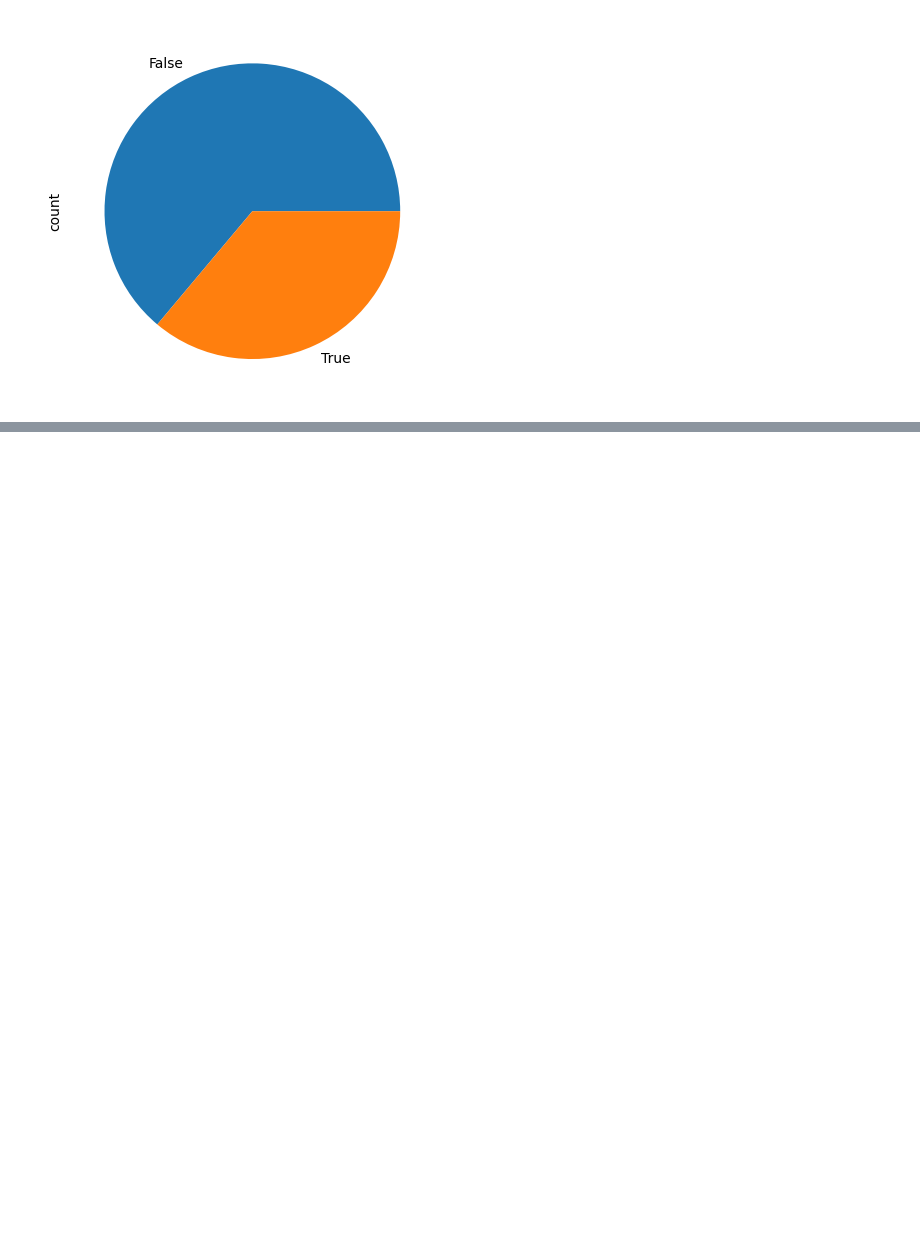
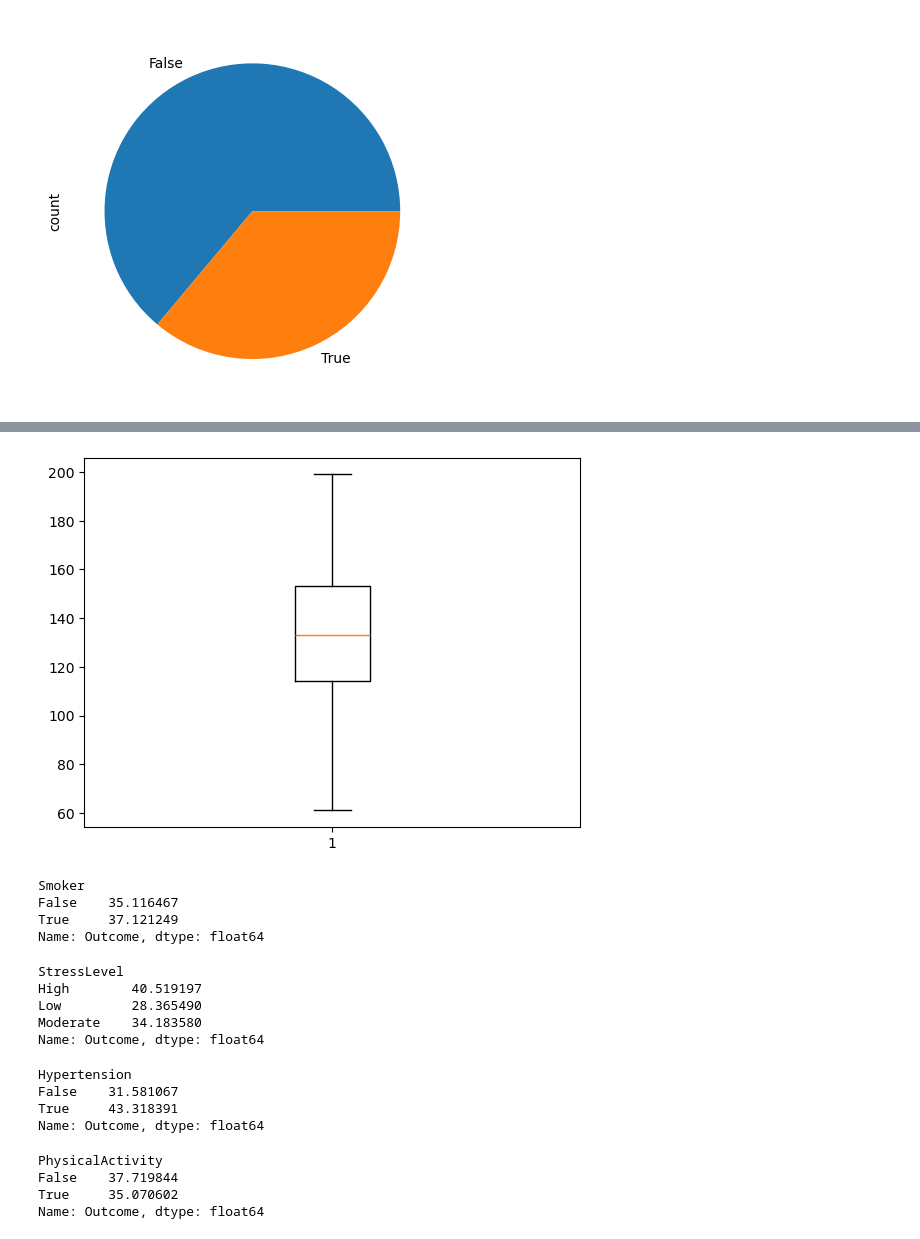
Before and after one commit to miriamsonaglia/Heart-Attack-Prediction-Model, a Jupyter notebook: DataIntensive.ipynb, the cells around one changed output, grey strips where cells are left out. Drawn from its saved outputs; the diff is of its cells as text; code cells hidden in the pictures; blank space fills up the shorter version.

Commit message:
data analysis

```diff
--- a/DataIntensive.ipynb
+++ b/DataIntensive.ipynb
@@ -243,7 +246,7 @@ china["Obesity"] = china["Obesity"].map({"Yes": True, "No": False}).astype('bool
 china['Cholesterol'] = china['Cholesterol'].astype('category')
 china['PhysicalActivity'] = china['PhysicalActivity'].map({"High": True, "Medium": True, "Low": False})
 china['HealthyDiet'] = china['HealthyDiet'].map({"Healthy": True, "Moderate": True, "Poor": False})
-china['StressLevel'] = china['StressLevel'].astype('category')
+china['StressLevel'] = china['StressLevel'].map({'Low':'Low', 'Medium':'Moderate', 'High':'High'}).astype('category')
 china['AlcoholConsumption'] = china['AlcoholConsumption'].map({'Yes':True, 'No':False}).astype('bool')
 china['FamilyHistory'] = china['FamilyHistory'].map({'Yes':True, 'No':False}).astype('bool')
 china['IncomeLevel'] = china['IncomeLevel'].astype('category')
@@ -252,3 +255,4 @@ china['Outcome'] = china['Outcome'].map({'Yes':True, 'No':False}).astype('bool')
 china['State'] = china['State'].astype('category')
 
 end_memory = china.memory_usage(deep=True).sum()
+china.dtypes
@@ -283,7 +307,7 @@ unitedStates['AlcoholConsumption'] = unitedStates['AlcoholConsumption'] > 2
 unitedStates['HealthyDiet'] = unitedStates['HealthyDiet'].map({"Healthy": True, "Moderate": True, "Unhealthy": False})
 
 bins = [0, 2, 4, 10]
-labels = ['Low', 'Medium', 'High']
+labels = ['Low', 'Moderate', 'High']
 unitedStates['StressLevel'] = pd.cut(
     unitedStates['StressLevel'],
     bins=bins,
@@ -305,3 +329,4 @@ unitedStates['PreviousHeartAttack'] = unitedStates['PreviousHeartAttack'].map({1
 unitedStates['Outcome'] = unitedStates['Outcome'].map({'Heart Attack':True, 'No Heart Attack':False}).astype('bool')
 
 end_memory = unitedStates.memory_usage(deep=True).sum()
+unitedStates.dtypes
@@ -336,7 +381,7 @@ india['Cholesterol'] = pd.cut(
 india['FamilyHistory'] = india['FamilyHistory'].map({1:True, 0:False}).astype('bool')
 
 bins = [0, 3, 7, 11]
-labels = ['Low', 'Medium', 'High']
+labels = ['Low', 'Moderate', 'High']
 india['StressLevel'] = pd.cut(
     india['StressLevel'],
     bins=bins,
@@ -360,3 +405,4 @@ india['Outcome'] = india['Outcome'].map({1:True, 0:False}).astype('bool')
 india['State'] = india['State'].astype('category')
 
 end_memory = india.memory_usage(deep=True).sum()
+india.dtypes
@@ -429,4 +495,7 @@ china.set_index(['State','PatientID'], inplace=True)
 unitedStates.set_index(['State','PatientID'], inplace=True)
 india.set_index(['State','PatientID'], inplace=True)
 indonesia.set_index(['State','PatientID'], inplace=True)
-dataset = pd.concat([china, india, unitedStates, indonesia], verify_integrity=True)
+dataset = pd.concat([china, india, unitedStates, indonesia], verify_integrity=False)
+dataset['Cholesterol'] = dataset['Cholesterol'].astype('category')
+dataset['StressLevel'] = dataset['StressLevel'].astype('category')
+dataset['IncomeLevel'] = dataset['IncomeLevel'].astype('category')
@@ -485,0 +594,33 @@ Name: Outcome, dtype: float64
+# %%
+plt.boxplot(x="BloodPressure", data=dataset);  # NON ABBIAMO OUTLIERS
+# %% [output]
+[figure, added]
+# %%
+targetCorrelation(dataset, 'Smoker')
+# %% [output]
+Smoker
+False    35.116467
+True     37.121249
+Name: Outcome, dtype: float64
+# %%
+targetCorrelation(dataset, 'StressLevel')
+# %% [output]
+StressLevel
+High        40.519197
+Low         28.365490
+Moderate    34.183580
+Name: Outcome, dtype: float64
+# %%
+targetCorrelation(dataset, 'Hypertension')
+# %% [output]
+Hypertension
+False    31.581067
+True     43.318391
+Name: Outcome, dtype: float64
+# %%
+targetCorrelation(dataset, 'PhysicalActivity')
+# %% [output]
+PhysicalActivity
+False    37.719844
+True     35.070602
+Name: Outcome, dtype: float64
```
Also changed, not shown: parts of 20 cells of this notebook.
